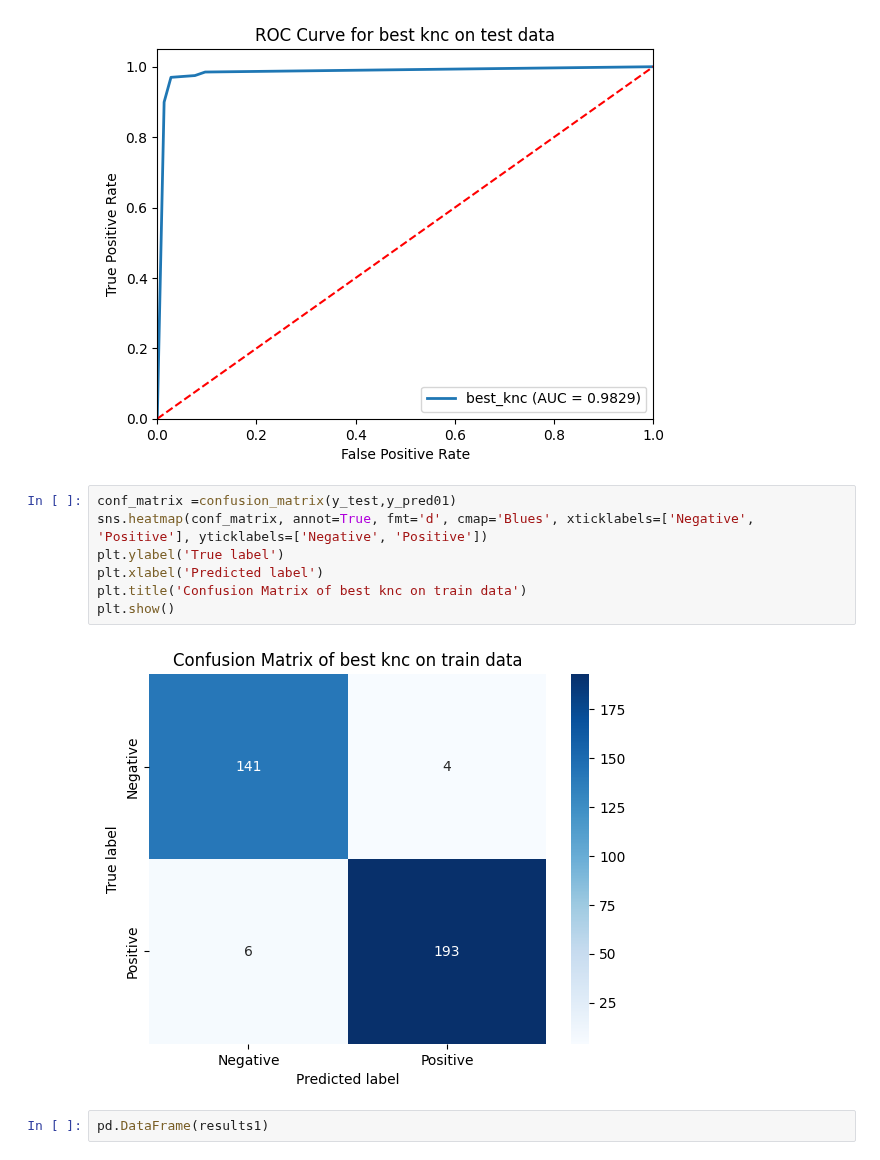
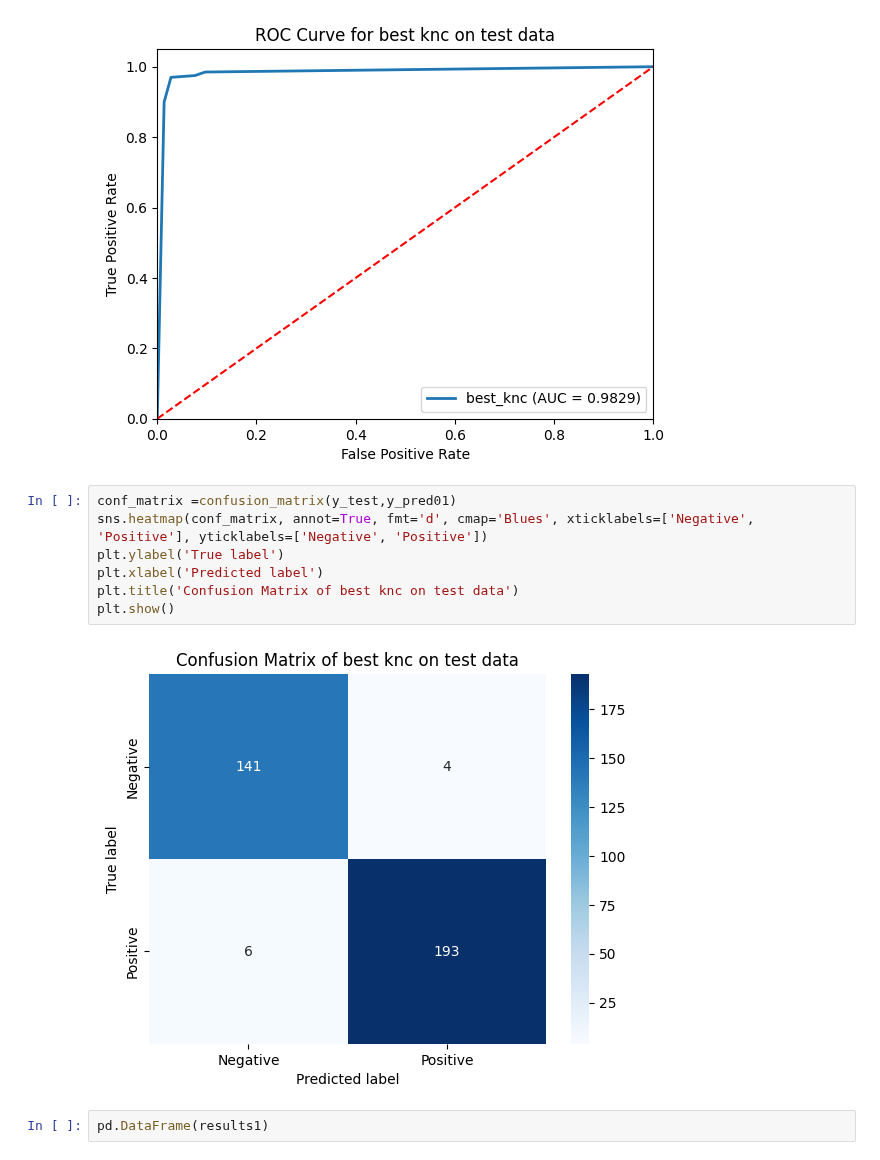
Before and after one commit to KokouNoe/muscoloskeletal_disorder_prediction, a Jupyter notebook: TMC_prediction.ipynb, the cells around one changed output. Drawn from its saved outputs; the diff is of its cells as text.

```diff
--- a/TMC_prediction.ipynb
+++ b/TMC_prediction.ipynb
@@ -977,12 +978,12 @@ plt.show()
 # %%
 conf_matrix =confusion_matrix(y_test,y_pred01)
 sns.heatmap(conf_matrix, annot=True, fmt='d', cmap='Blues', xticklabels=['Negative', 'Positive'], yticklabels=['Negative', 'Positive'])
 plt.ylabel('True label')
 plt.xlabel('Predicted label')
-plt.title('Confusion Matrix of best knc on train data')
+plt.title('Confusion Matrix of best knc on test data')
 plt.show()
 # %% [output]
-[figure, old version]
+[figure, new version]
 # %%
 pd.DataFrame(results1)
 # %% [output]
```
Also changed, not shown: parts of 12 cells of this notebook, 1 other file.
